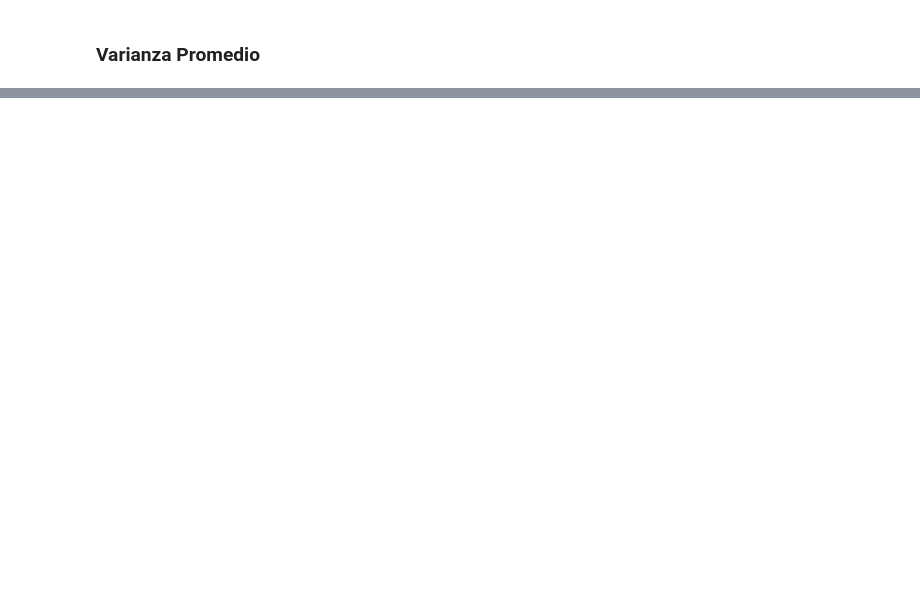
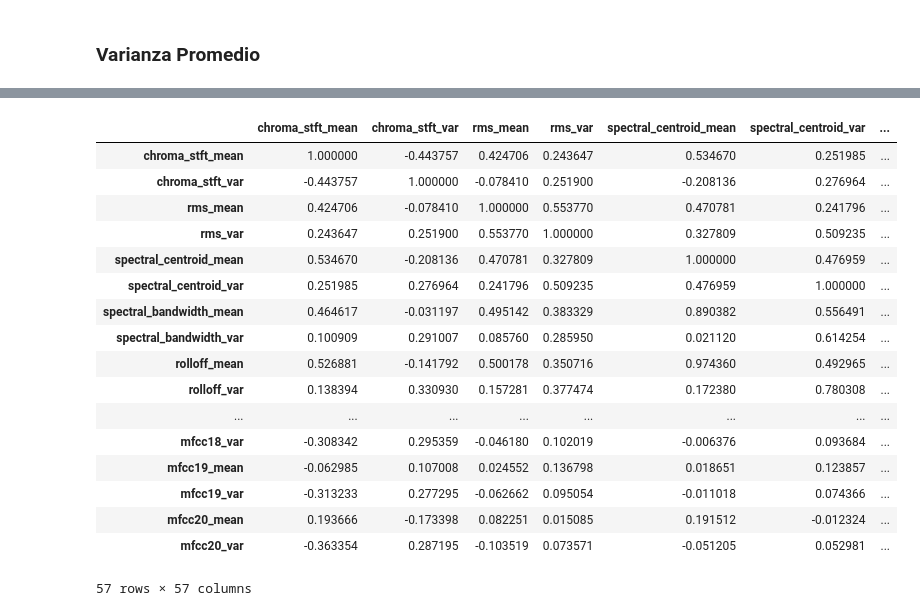
Before and after one commit to mmonto95eafit/music-genre, a Jupyter notebook: statistics/descripcion_datos_multivariantes.ipynb, the cells around one changed output, grey strips where cells are left out. Drawn from its saved outputs; the diff is of its cells as text; code cells hidden in the pictures; blank space fills up the shorter version.

Commit message:
Descripción de datos multivariantes: Se hace analisis de dependencias lineales y analisis de correlación., PCA: se gráfican las componentes en 3

```diff
--- a/statistics/descripcion_datos_multivariantes.ipynb
+++ b/statistics/descripcion_datos_multivariantes.ipynb
@@ -221,0 +228,10 @@ VP
+# %%
+df_corr = df_x.corr()
+mask = np.triu(np.ones_like(df_corr, dtype=np.bool))
+f, ax = plt.subplots(figsize=(16, 11))
+cmap = sns.diverging_palette(0, 25, as_cmap=True, s = 90, l = 45, n = 5)
+sns.heatmap(df_corr, mask=mask, cmap=cmap, vmax=.3, center=0,
+            square=True, linewidths=.5, cbar_kws={"shrink": .5})
+plt.title('Mapa de Correlación', fontsize = 25)
+plt.xticks(fontsize = 10)
+plt.yticks(fontsize = 10);
@@ -221,0 +242,21 @@ VP
+# %%
+df_corr
+# %% [output]
+|  | chroma_stft_mean | chroma_stft_var | rms_mean | rms_var | spectral_centroid_mean | spectral_centroid_var | ... |
+| chroma_stft_mean | 1.000000 | -0.443757 | 0.424706 | 0.243647 | 0.534670 | 0.251985 | ... |
+| chroma_stft_var | -0.443757 | 1.000000 | -0.078410 | 0.251900 | -0.208136 | 0.276964 | ... |
+| rms_mean | 0.424706 | -0.078410 | 1.000000 | 0.553770 | 0.470781 | 0.241796 | ... |
+| rms_var | 0.243647 | 0.251900 | 0.553770 | 1.000000 | 0.327809 | 0.509235 | ... |
+| spectral_centroid_mean | 0.534670 | -0.208136 | 0.470781 | 0.327809 | 1.000000 | 0.476959 | ... |
+| spectral_centroid_var | 0.251985 | 0.276964 | 0.241796 | 0.509235 | 0.476959 | 1.000000 | ... |
+| spectral_bandwidth_mean | 0.464617 | -0.031197 | 0.495142 | 0.383329 | 0.890382 | 0.556491 | ... |
+| spectral_bandwidth_var | 0.100909 | 0.291007 | 0.085760 | 0.285950 | 0.021120 | 0.614254 | ... |
+| rolloff_mean | 0.526881 | -0.141792 | 0.500178 | 0.350716 | 0.974360 | 0.492965 | ... |
+| rolloff_var | 0.138394 | 0.330930 | 0.157281 | 0.377474 | 0.172380 | 0.780308 | ... |
+| ... | ... | ... | ... | ... | ... | ... | ... |
+| mfcc18_var | -0.308342 | 0.295359 | -0.046180 | 0.102019 | -0.006376 | 0.093684 | ... |
+| mfcc19_mean | -0.062985 | 0.107008 | 0.024552 | 0.136798 | 0.018651 | 0.123857 | ... |
+| mfcc19_var | -0.313233 | 0.277295 | -0.062662 | 0.095054 | -0.011018 | 0.074366 | ... |
+| mfcc20_mean | 0.193666 | -0.173398 | 0.082251 | 0.015085 | 0.191512 | -0.012324 | ... |
+| mfcc20_var | -0.363354 | 0.287195 | -0.103519 | 0.073571 | -0.051205 | 0.052981 | ... |
+57 rows × 57 columns
```
Also changed, not shown: parts of 21 cells of this notebook, 1 other file.
